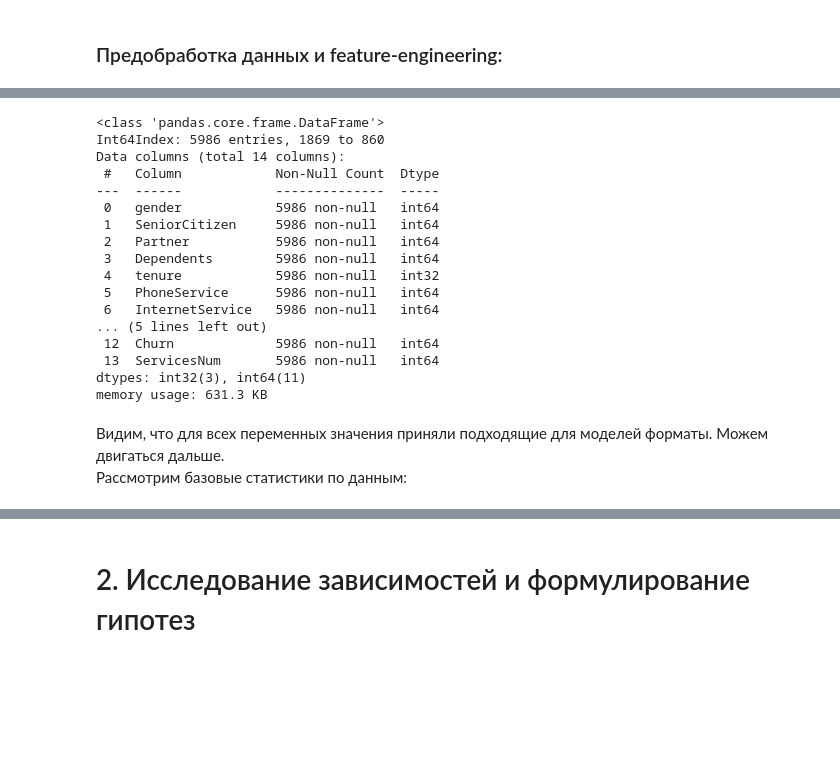
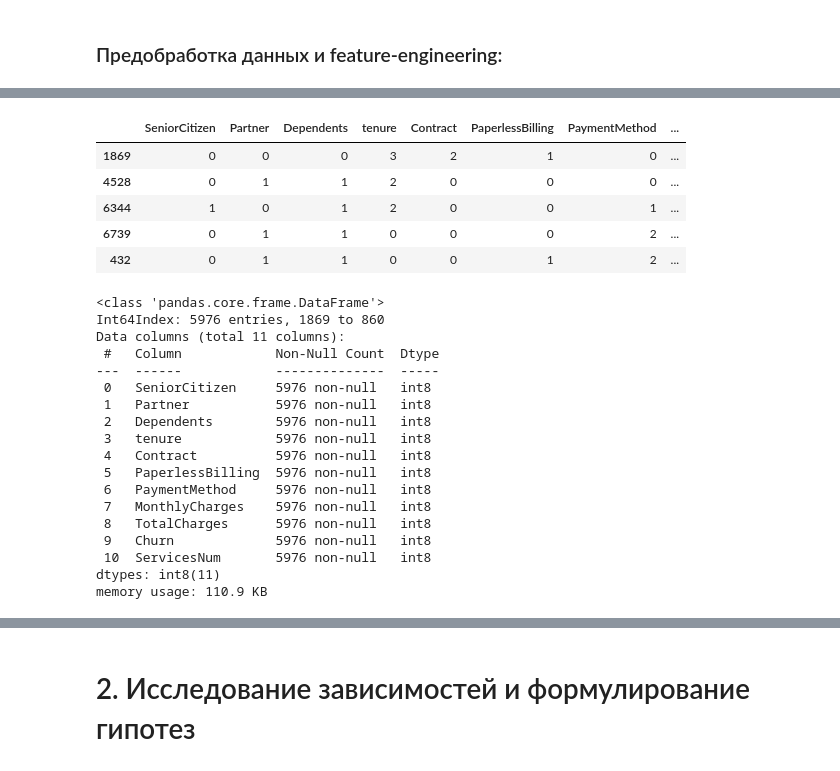
Before and after one commit to AnnaMedved/Telecom_ML, a Jupyter notebook: Coursework_ML.ipynb, the cells around one changed output, grey strips where cells are left out. Saved outputs shown, nothing was run; the diff lists cells and outputs as text; code cells hidden in the pictures; blank space fills up the shorter version.

```diff
--- a/Coursework_ML.ipynb
+++ b/Coursework_ML.ipynb
@@ -193,24 +197,0 @@ telecom_data.head(3)
-# %%
-# Проверим, остались ли некорректные и неподходящие для моделей значения:
-telecom_data.info()
-# %% [output]
-<class 'pandas.core.frame.DataFrame'>
-Int64Index: 5986 entries, 1869 to 860
-Data columns (total 14 columns):
- #   Column            Non-Null Count  Dtype
----  ------            --------------  -----
- 0   gender            5986 non-null   int64
- 1   SeniorCitizen     5986 non-null   int64
- 2   Partner           5986 non-null   int64
- 3   Dependents        5986 non-null   int64
- 4   tenure            5986 non-null   int32
- 5   PhoneService      5986 non-null   int64
- 6   InternetService   5986 non-null   int64
-... (5 lines left out)
- 12  Churn             5986 non-null   int64
- 13  ServicesNum       5986 non-null   int64
-dtypes: int32(3), int64(11)
-memory usage: 631.3 KB
-# %% [markdown]
-Видим, что для всех переменных значения приняли подходящие для моделей форматы. Можем двигаться дальше.
-Рассмотрим базовые статистики по данным:
@@ -216,0 +208,30 @@ memory usage: 631.3 KB
+# %%
+telecom_data.head()
+# %% [output]
+|  | SeniorCitizen | Partner | Dependents | tenure | Contract | PaperlessBilling | PaymentMethod | ... |
+| 1869 | 0 | 0 | 0 | 3 | 2 | 1 | 0 | ... |
+| 4528 | 0 | 1 | 1 | 2 | 0 | 0 | 0 | ... |
+| 6344 | 1 | 0 | 1 | 2 | 0 | 0 | 1 | ... |
+| 6739 | 0 | 1 | 1 | 0 | 0 | 0 | 2 | ... |
+| 432 | 0 | 1 | 1 | 0 | 0 | 1 | 2 | ... |
+# %%
+telecom_data.info()
+# %% [output]
+<class 'pandas.core.frame.DataFrame'>
+Int64Index: 5976 entries, 1869 to 860
+Data columns (total 11 columns):
+ #   Column            Non-Null Count  Dtype
+---  ------            --------------  -----
+ 0   SeniorCitizen     5976 non-null   int8
+ 1   Partner           5976 non-null   int8
+ 2   Dependents        5976 non-null   int8
+ 3   tenure            5976 non-null   int8
+ 4   Contract          5976 non-null   int8
+ 5   PaperlessBilling  5976 non-null   int8
+ 6   PaymentMethod     5976 non-null   int8
+ 7   MonthlyCharges    5976 non-null   int8
+ 8   TotalCharges      5976 non-null   int8
+ 9   Churn             5976 non-null   int8
+ 10  ServicesNum       5976 non-null   int8
+dtypes: int8(11)
+memory usage: 110.9 KB
```
Also changed, not shown: parts of 37 cells of this notebook, 1 other file.
